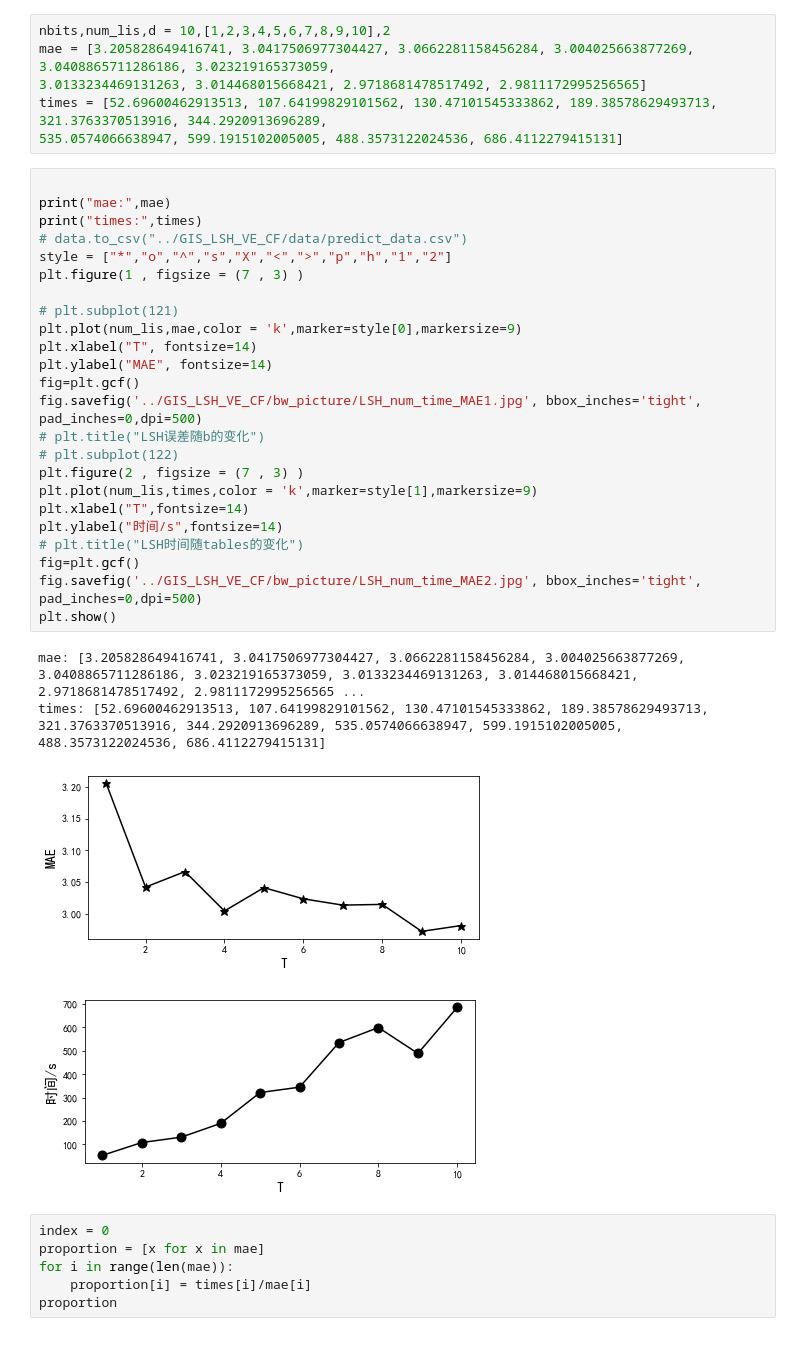
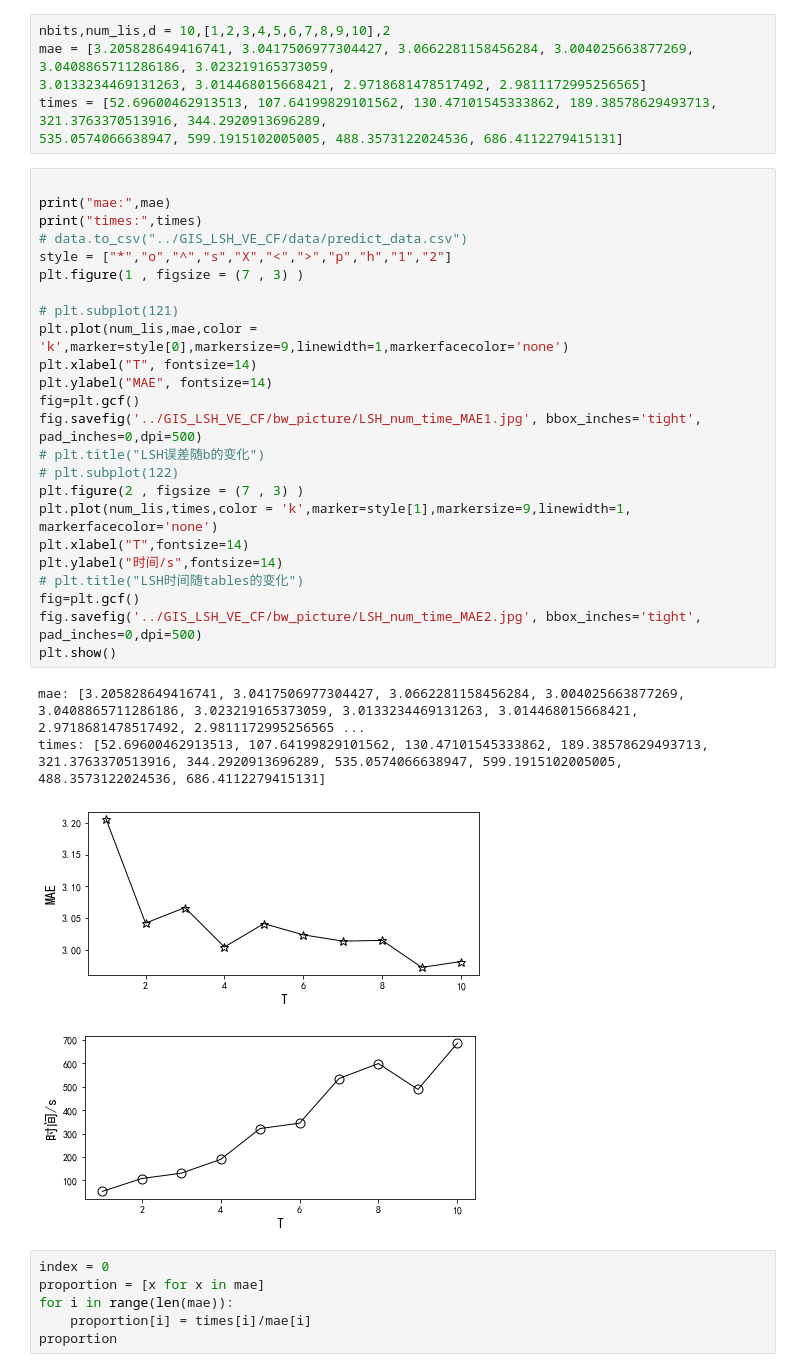
Before and after one commit to blank-knight/-, a Jupyter notebook: GIS_LSH_VE_CF/picture_trans.ipynb, the cells around one changed output. Saved outputs shown, nothing was run; the diff lists cells and outputs as text.

```diff
--- a/GIS_LSH_VE_CF/picture_trans.ipynb
+++ b/GIS_LSH_VE_CF/picture_trans.ipynb
@@ -64,32 +64,32 @@ times = [52.69600462913513, 107.64199829101562, 130.47101545333862, 189.38578629
 # %%
 
 print("mae:",mae)
 print("times:",times)
 # data.to_csv("../GIS_LSH_VE_CF/data/predict_data.csv")
 style = ["*","o","^","s","X","<",">","p","h","1","2"]
 plt.figure(1 , figsize = (7 , 3) )
 
 # plt.subplot(121)
-plt.plot(num_lis,mae,color = 'k',marker=style[0],markersize=9)
+plt.plot(num_lis,mae,color = 'k',marker=style[0],markersize=9,linewidth=1,markerfacecolor='none')
 plt.xlabel("T", fontsize=14)
 plt.ylabel("MAE", fontsize=14)
 fig=plt.gcf()
 fig.savefig('../GIS_LSH_VE_CF/bw_picture/LSH_num_time_MAE1.jpg', bbox_inches='tight', pad_inches=0,dpi=500)
 # plt.title("LSH误差随b的变化")
 # plt.subplot(122)
 plt.figure(2 , figsize = (7 , 3) )
-plt.plot(num_lis,times,color = 'k',marker=style[1],markersize=9)
+plt.plot(num_lis,times,color = 'k',marker=style[1],markersize=9,linewidth=1, markerfacecolor='none')
 plt.xlabel("T",fontsize=14)
 plt.ylabel("时间/s",fontsize=14)
 # plt.title("LSH时间随tables的变化")
 fig=plt.gcf()
 fig.savefig('../GIS_LSH_VE_CF/bw_picture/LSH_num_time_MAE2.jpg', bbox_inches='tight', pad_inches=0,dpi=500)
 plt.show()
 # %% [output]
 mae: [3.205828649416741, 3.0417506977304427, 3.0662281158456284, 3.004025663877269, 3.0408865711286186, 3.023219165373059, 3.0133234469131263, 3.014468015668421, 2.9718681478517492, 2.9811172995256565 ...
 times: [52.69600462913513, 107.64199829101562, 130.47101545333862, 189.38578629493713, 321.3763370513916, 344.2920913696289, 535.0574066638947, 599.1915102005005, 488.3573122024536, 686.4112279415131]
-[figure, old version]
+[figure, new version]
-[figure, old version]
+[figure, new version]
 # %%
 index = 0
 proportion = [x for x in mae]
```
Also changed, not shown: parts of 2 cells of this notebook, 15 other files.
